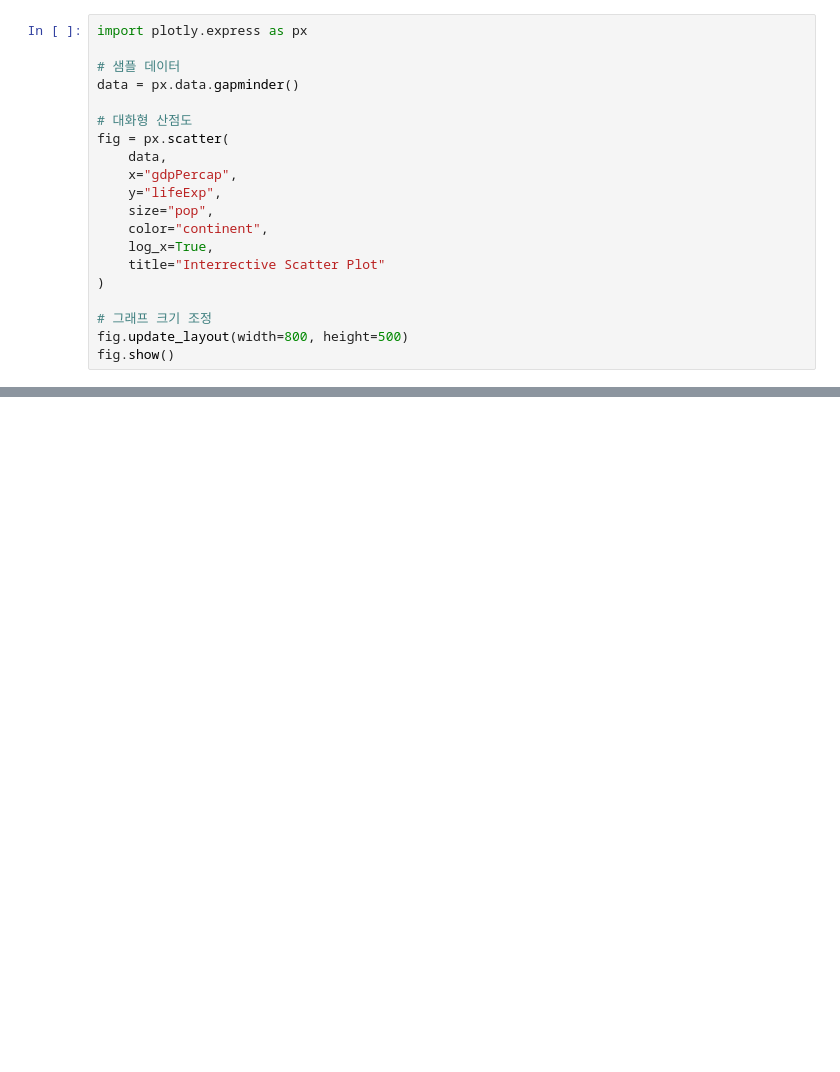
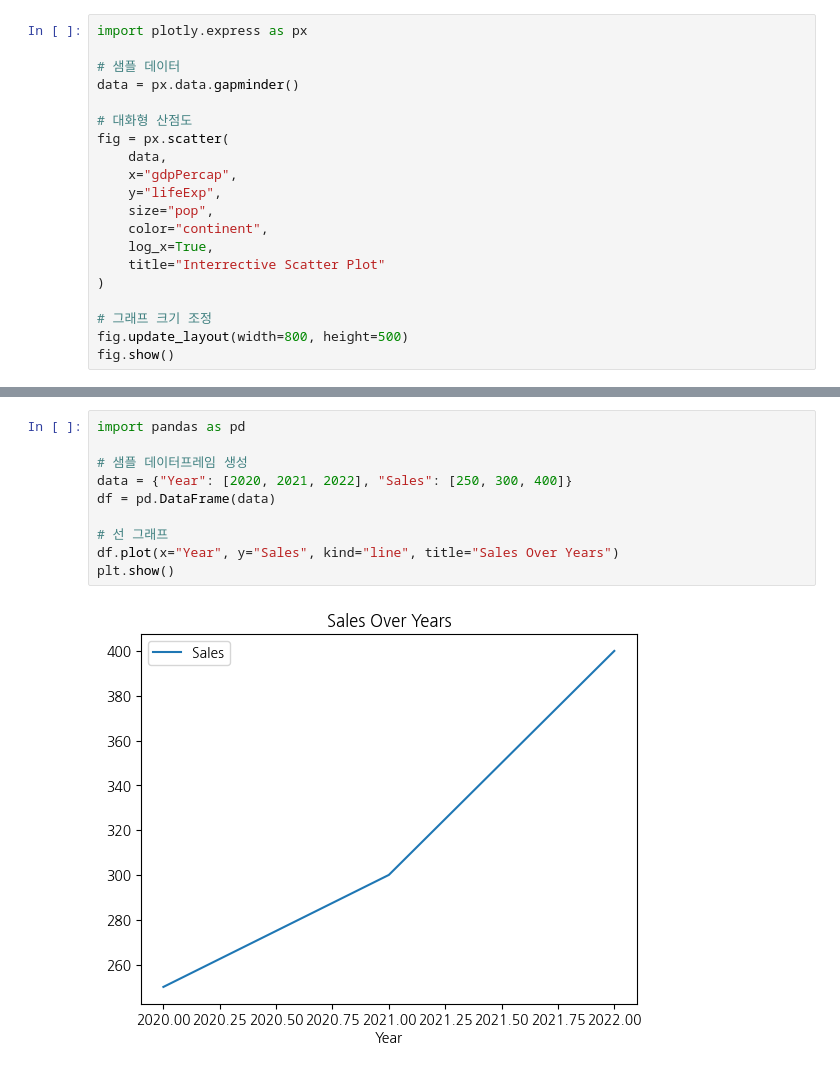
Before and after one commit to solidSnakesado/DeepLearning, a Jupyter notebook: AICE_TEST_탐색적_데이터_분석(EDA)_시각화.ipynb, the cells around one changed output, grey strips where cells are left out. Cells and saved outputs as stored; diff of their text form; blank space fills up the shorter version.

```diff
--- a/AICE_TEST_탐색적_데이터_분석(EDA)_시각화.ipynb
+++ b/AICE_TEST_탐색적_데이터_분석(EDA)_시각화.ipynb
@@ -196,0 +249,12 @@ fig.show()
+# %%
+import pandas as pd
+
+# 샘플 데이터프레임 생성
+data = {"Year": [2020, 2021, 2022], "Sales": [250, 300, 400]}
+df = pd.DataFrame(data)
+
+# 선 그래프
+df.plot(x="Year", y="Sales", kind="line", title="Sales Over Years")
+plt.show()
+# %% [output]
+[figure, added]
```
Also changed, not shown: parts of 27 cells of this notebook.
